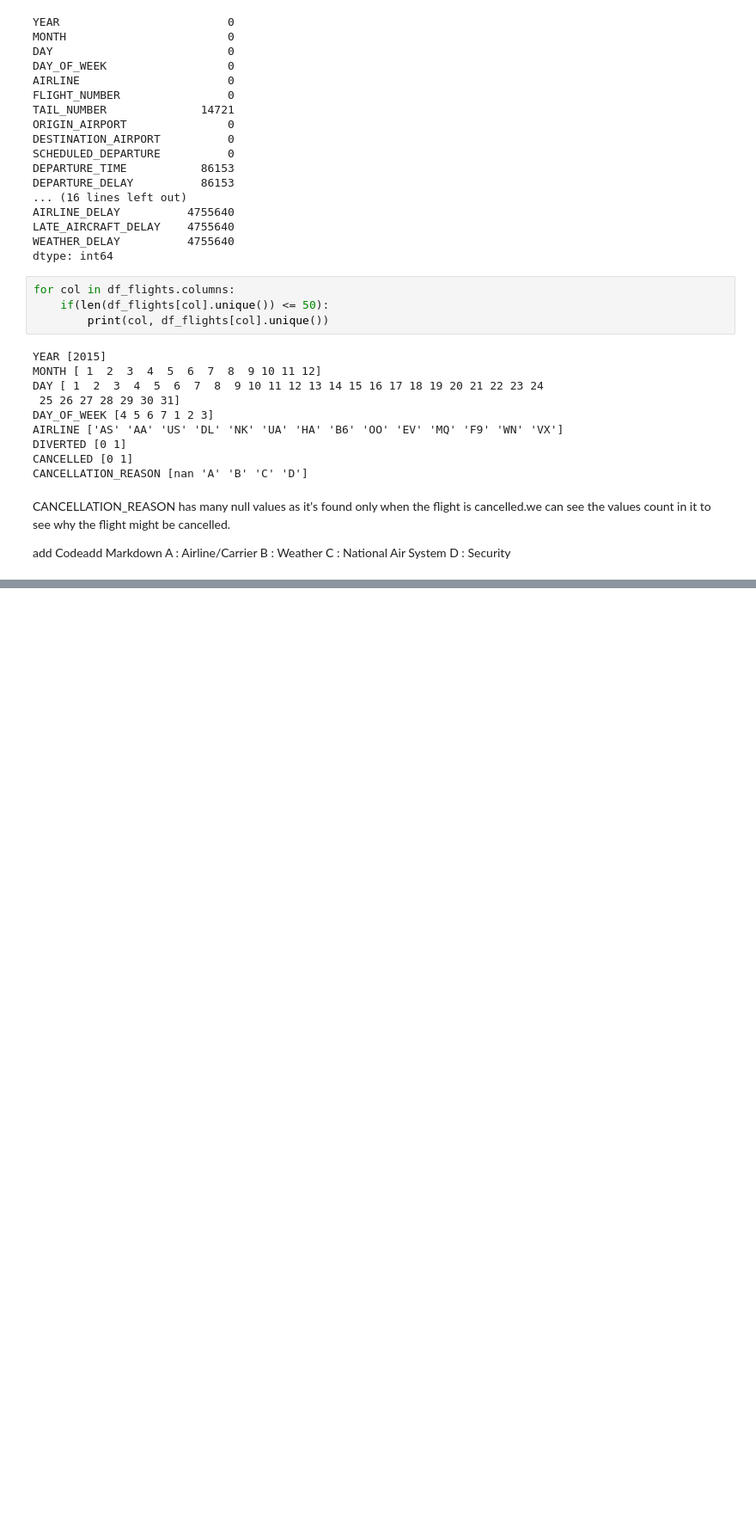
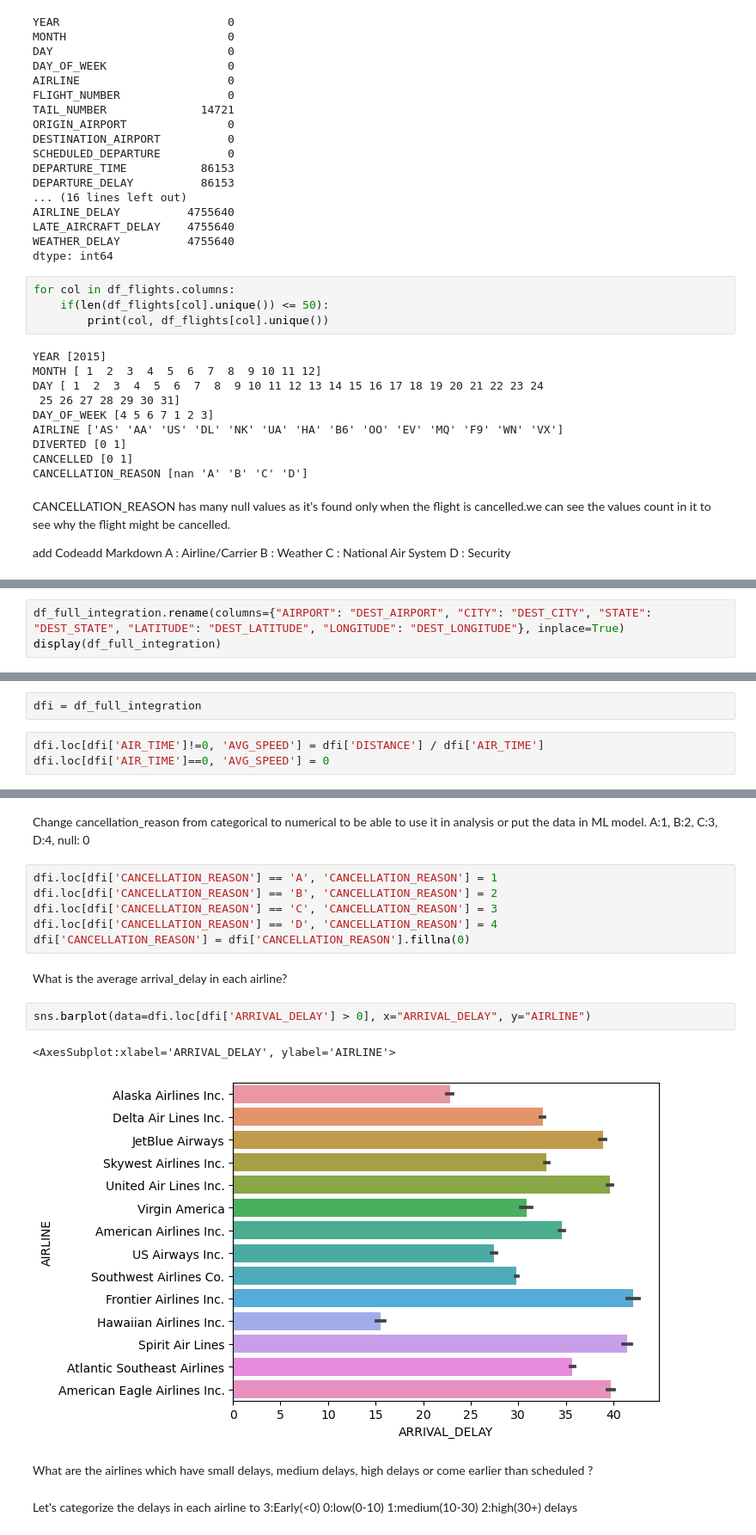
Before and after one commit to abdyraman/air-flighs-analysis, a Jupyter notebook: air_flight_dataset.ipynb, the cells around one changed output, grey strips where cells are left out. Shown at 86% size. Saved outputs shown, nothing was run; the diff lists cells and outputs as text; blank space fills up the shorter version.

Commit message:
analysis

```diff
--- a/air_flight_dataset.ipynb
+++ b/air_flight_dataset.ipynb
@@ -57,0 +227,3 @@ sns.countplot(data=df_flights[df_flights['CANCELLATION_REASON'].notnull()], y='C
+# %%
+df_full_integration.rename(columns={"AIRPORT": "DEST_AIRPORT", "CITY": "DEST_CITY", "STATE": "DEST_STATE", "LATITUDE": "DEST_LATITUDE", "LONGITUDE": "DEST_LONGITUDE"}, inplace=True)
+display(df_full_integration)
@@ -57,0 +262,5 @@ sns.countplot(data=df_flights[df_flights['CANCELLATION_REASON'].notnull()], y='C
+# %%
+dfi = df_full_integration
+# %%
+dfi.loc[dfi['AIR_TIME']!=0, 'AVG_SPEED'] = dfi['DISTANCE'] / dfi['AIR_TIME']
+dfi.loc[dfi['AIR_TIME']==0, 'AVG_SPEED'] = 0
@@ -57,0 +281,20 @@ sns.countplot(data=df_flights[df_flights['CANCELLATION_REASON'].notnull()], y='C
+# %% [markdown]
+Change cancellation_reason from categorical to numerical to be able to use it in analysis or put the data in ML model. A:1, B:2, C:3, D:4, null: 0
+# %%
+dfi.loc[dfi['CANCELLATION_REASON'] == 'A', 'CANCELLATION_REASON'] = 1
+dfi.loc[dfi['CANCELLATION_REASON'] == 'B', 'CANCELLATION_REASON'] = 2
+dfi.loc[dfi['CANCELLATION_REASON'] == 'C', 'CANCELLATION_REASON'] = 3
+dfi.loc[dfi['CANCELLATION_REASON'] == 'D', 'CANCELLATION_REASON'] = 4
+dfi['CANCELLATION_REASON'] = dfi['CANCELLATION_REASON'].fillna(0)
+# %% [markdown]
+What is the average arrival_delay in each airline?
+# %%
+sns.barplot(data=dfi.loc[dfi['ARRIVAL_DELAY'] > 0], x="ARRIVAL_DELAY", y="AIRLINE")
+# %% [output]
+<AxesSubplot:xlabel='ARRIVAL_DELAY', ylabel='AIRLINE'>
+[figure, added]
+# %% [markdown]
+What are the airlines which have small delays, medium delays, high delays or come earlier than scheduled ?
+# %% [markdown]
+
+Let's categorize the delays in each airline to 3:Early(<0) 0:low(0-10) 1:medium(10-30) 2:high(30+) delays
```
Also changed, not shown: parts of 40 cells of this notebook.
